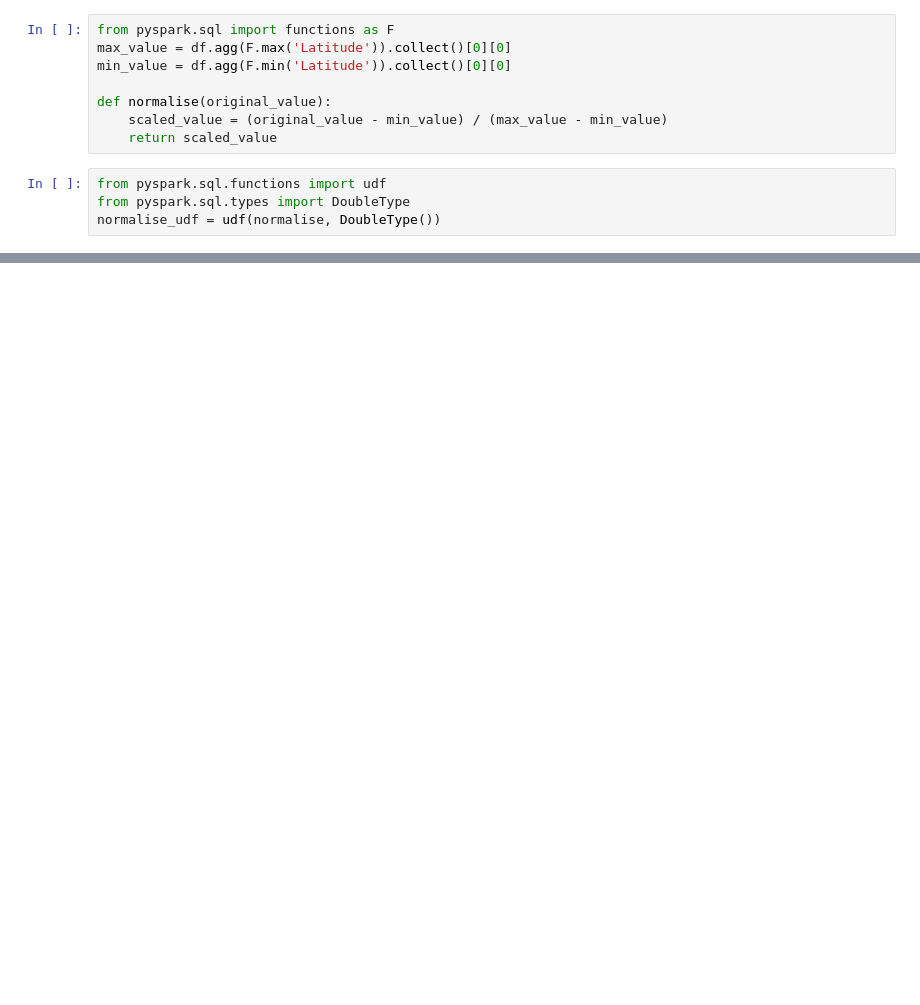
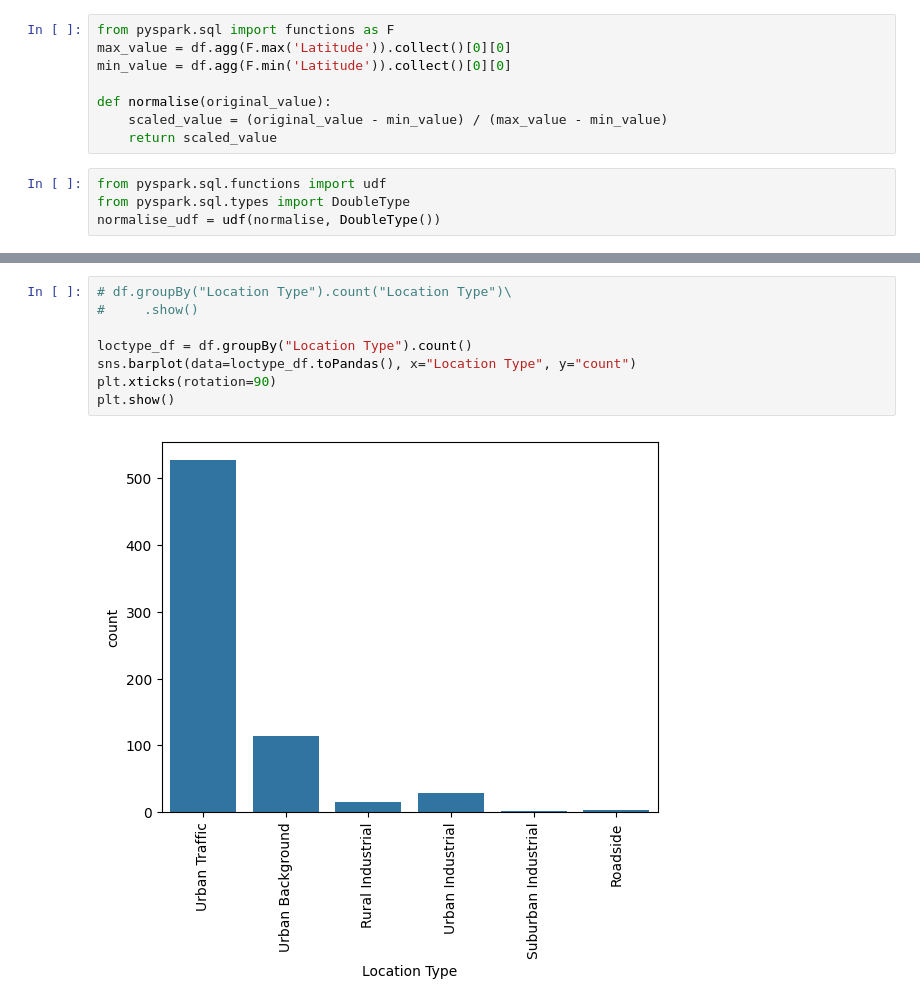
Before and after one commit to abdi-ismail/green-data-analytics, a Jupyter notebook: notebook.ipynb, the cells around one changed output, grey strips where cells are left out. Drawn from its saved outputs; the diff is of its cells as text; blank space fills up the shorter version.

```diff
--- a/notebook.ipynb
+++ b/notebook.ipynb
@@ -111,0 +172,10 @@ df.toPandas().to_csv("cleanedAirQualityData.csv")
+# %%
+# df.groupBy("Location Type").count("Location Type")\
+#     .show()
+
+loctype_df = df.groupBy("Location Type").count()
+sns.barplot(data=loctype_df.toPandas(), x="Location Type", y="count")
+plt.xticks(rotation=90)
+plt.show()
+# %% [output]
+[figure, added]
```
Also changed, not shown: parts of 25 cells of this notebook.
